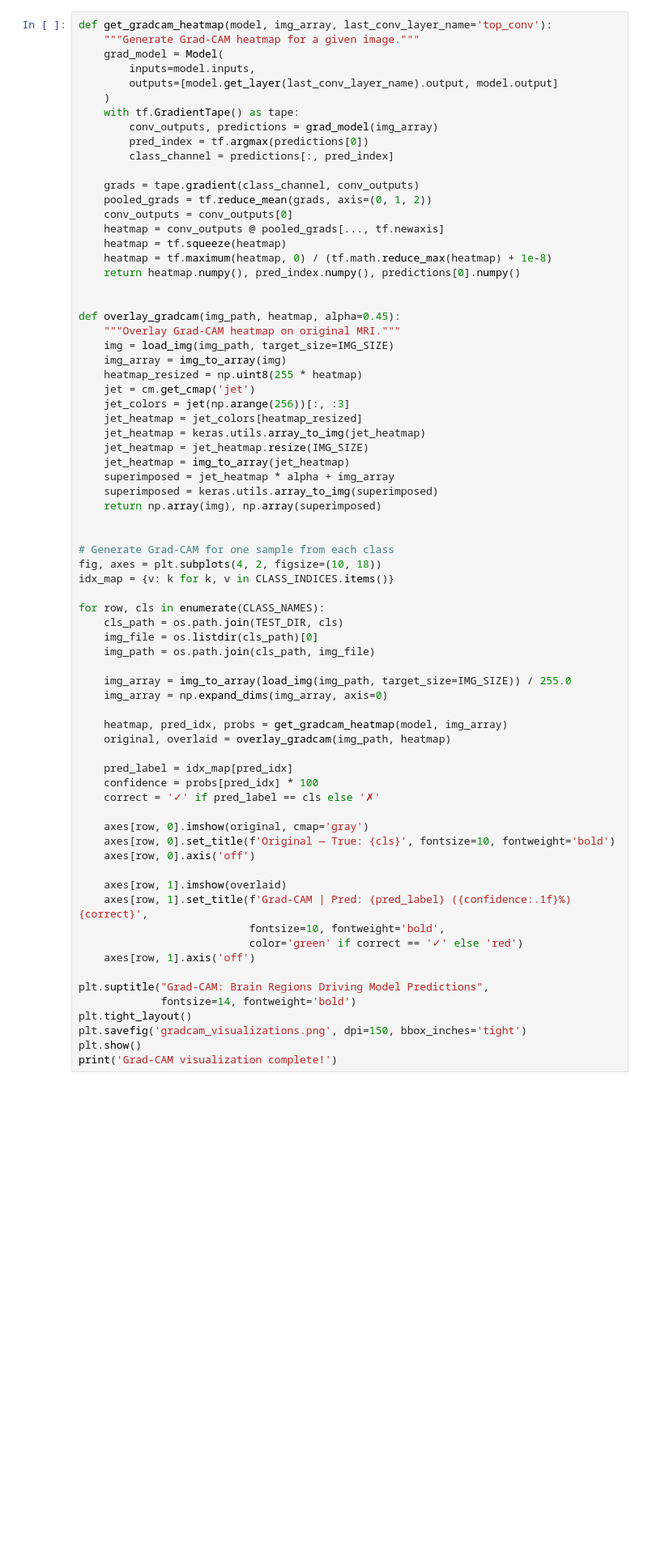
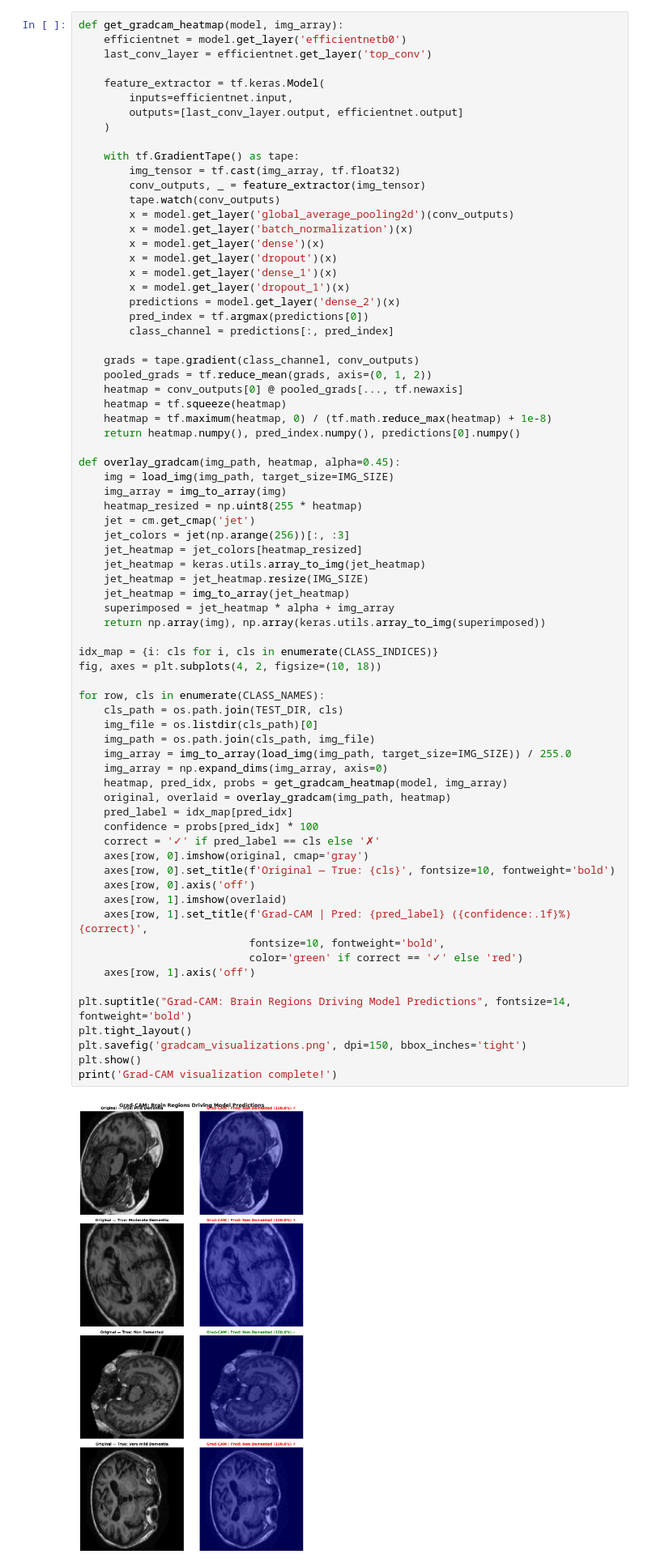
Before and after one commit to Preethitoka/alzheimers-mri-classifier, a Jupyter notebook: alzheimers_mri_classifier.ipynb, the cells around one changed output. Shown at 81% size. Saved outputs shown, nothing was run; the diff lists cells and outputs as text; blank space fills up the shorter version.

Commit message:
Save notebook with all cell outputs

```diff
--- a/alzheimers_mri_classifier.ipynb
+++ b/alzheimers_mri_classifier.ipynb
@@ -314,27 +447,36 @@ plt.show()
 Grad-CAM highlights which brain regions activated the model's decision — this is the unique explainability feature of this project.
 # %%
-def get_gradcam_heatmap(model, img_array, last_conv_layer_name='top_conv'):
-    """Generate Grad-CAM heatmap for a given image."""
-    grad_model = Model(
-        inputs=model.inputs,
-        outputs=[model.get_layer(last_conv_layer_name).output, model.output]
+def get_gradcam_heatmap(model, img_array):
+    efficientnet = model.get_layer('efficientnetb0')
+    last_conv_layer = efficientnet.get_layer('top_conv')
+
+    feature_extractor = tf.keras.Model(
+        inputs=efficientnet.input,
+        outputs=[last_conv_layer.output, efficientnet.output]
     )
+
     with tf.GradientTape() as tape:
-        conv_outputs, predictions = grad_model(img_array)
+        img_tensor = tf.cast(img_array, tf.float32)
+        conv_outputs, _ = feature_extractor(img_tensor)
+        tape.watch(conv_outputs)
+        x = model.get_layer('global_average_pooling2d')(conv_outputs)
+        x = model.get_layer('batch_normalization')(x)
+        x = model.get_layer('dense')(x)
+        x = model.get_layer('dropout')(x)
+        x = model.get_layer('dense_1')(x)
+        x = model.get_layer('dropout_1')(x)
+        predictions = model.get_layer('dense_2')(x)
         pred_index = tf.argmax(predictions[0])
         class_channel = predictions[:, pred_index]
 
     grads = tape.gradient(class_channel, conv_outputs)
     pooled_grads = tf.reduce_mean(grads, axis=(0, 1, 2))
-    conv_outputs = conv_outputs[0]
-    heatmap = conv_outputs @ pooled_grads[..., tf.newaxis]
+    heatmap = conv_outputs[0] @ pooled_grads[..., tf.newaxis]
     heatmap = tf.squeeze(heatmap)
     heatmap = tf.maximum(heatmap, 0) / (tf.math.reduce_max(heatmap) + 1e-8)
     return heatmap.numpy(), pred_index.numpy(), predictions[0].numpy()
 
-
 def overlay_gradcam(img_path, heatmap, alpha=0.45):
-    """Overlay Grad-CAM heatmap on original MRI."""
     img = load_img(img_path, target_size=IMG_SIZE)
     img_array = img_to_array(img)
     heatmap_resized = np.uint8(255 * heatmap)
@@ -345,42 +487,35 @@ def overlay_gradcam(img_path, heatmap, alpha=0.45):
     jet_heatmap = jet_heatmap.resize(IMG_SIZE)
     jet_heatmap = img_to_array(jet_heatmap)
     superimposed = jet_heatmap * alpha + img_array
-    superimposed = keras.utils.array_to_img(superimposed)
-    return np.array(img), np.array(superimposed)
+    return np.array(img), np.array(keras.utils.array_to_img(superimposed))
 
-
-# Generate Grad-CAM for one sample from each class
+idx_map = {i: cls for i, cls in enumerate(CLASS_INDICES)}
 fig, axes = plt.subplots(4, 2, figsize=(10, 18))
-idx_map = {v: k for k, v in CLASS_INDICES.items()}
 
 for row, cls in enumerate(CLASS_NAMES):
     cls_path = os.path.join(TEST_DIR, cls)
     img_file = os.listdir(cls_path)[0]
     img_path = os.path.join(cls_path, img_file)
-
     img_array = img_to_array(load_img(img_path, target_size=IMG_SIZE)) / 255.0
     img_array = np.expand_dims(img_array, axis=0)
-
     heatmap, pred_idx, probs = get_gradcam_heatmap(model, img_array)
     original, overlaid = overlay_gradcam(img_path, heatmap)
-
     pred_label = idx_map[pred_idx]
     confidence = probs[pred_idx] * 100
     correct = '✓' if pred_label == cls else '✗'
-
     axes[row, 0].imshow(original, cmap='gray')
     axes[row, 0].set_title(f'Original — True: {cls}', fontsize=10, fontweight='bold')
     axes[row, 0].axis('off')
-
     axes[row, 1].imshow(overlaid)
     axes[row, 1].set_title(f'Grad-CAM | Pred: {pred_label} ({confidence:.1f}%) {correct}',
                            fontsize=10, fontweight='bold',
                            color='green' if correct == '✓' else 'red')
     axes[row, 1].axis('off')
 
-plt.suptitle("Grad-CAM: Brain Regions Driving Model Predictions",
-             fontsize=14, fontweight='bold')
+plt.suptitle("Grad-CAM: Brain Regions Driving Model Predictions", fontsize=14, fontweight='bold')
 plt.tight_layout()
 plt.savefig('gradcam_visualizations.png', dpi=150, bbox_inches='tight')
 plt.show()
 print('Grad-CAM visualization complete!')
+# %% [output]
+[figure, added]
```
Also changed, not shown: parts of 20 cells of this notebook.
